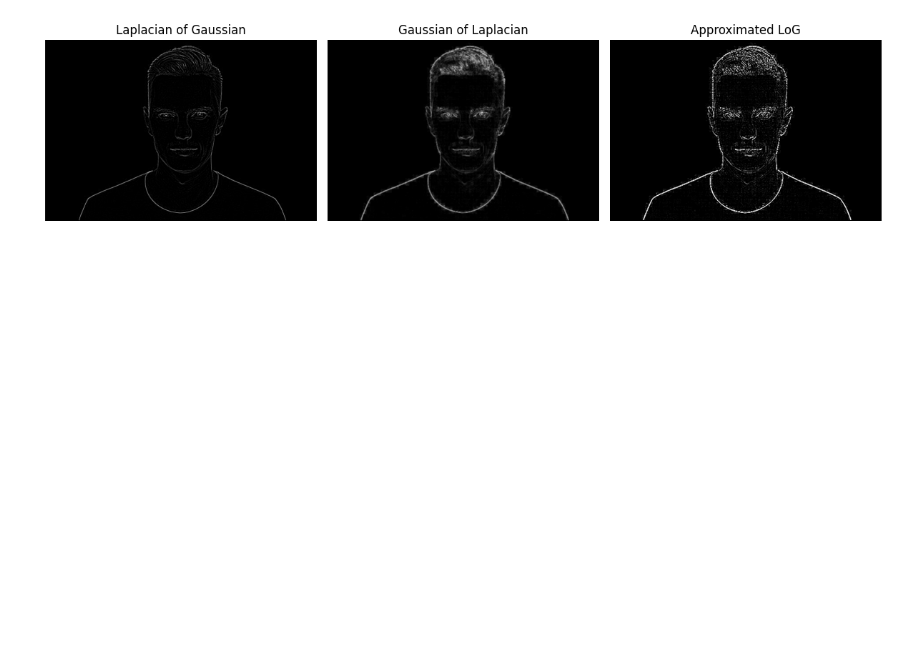
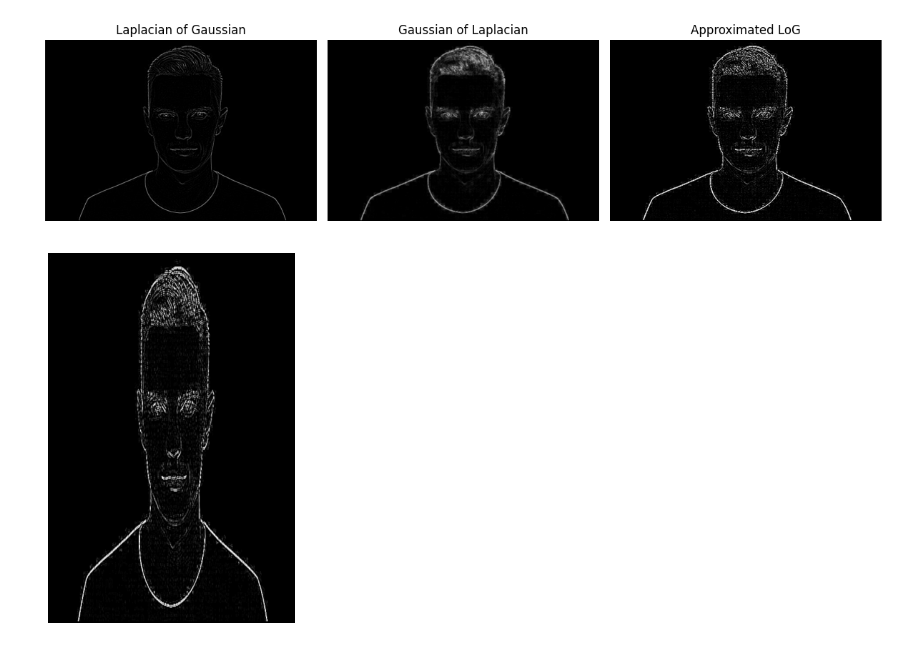
Before and after one commit to parthgala1/IP, a Jupyter notebook: Experiment11/Experiment 11.ipynb, the cells around one changed output. Cells and saved outputs as stored; diff of their text form; code cells hidden in the pictures; blank space fills up the shorter version.

```diff
--- a/Experiment11/Experiment 11.ipynb
+++ b/Experiment11/Experiment 11.ipynb
@@ -93,3 +107,10 @@ for ax, image, title in zip(axes, log, title):
 plt.tight_layout()
 # %% [output]
 [figure]
+# %%
+image = cv2.resize(image, (width, height))
+plt.imshow(image, cmap="gray")
+plt.axis('off')
+plt.show()
+# %% [output]
+[figure, added]
```
Also changed, not shown: parts of 3 cells of this notebook, 3 other files.
